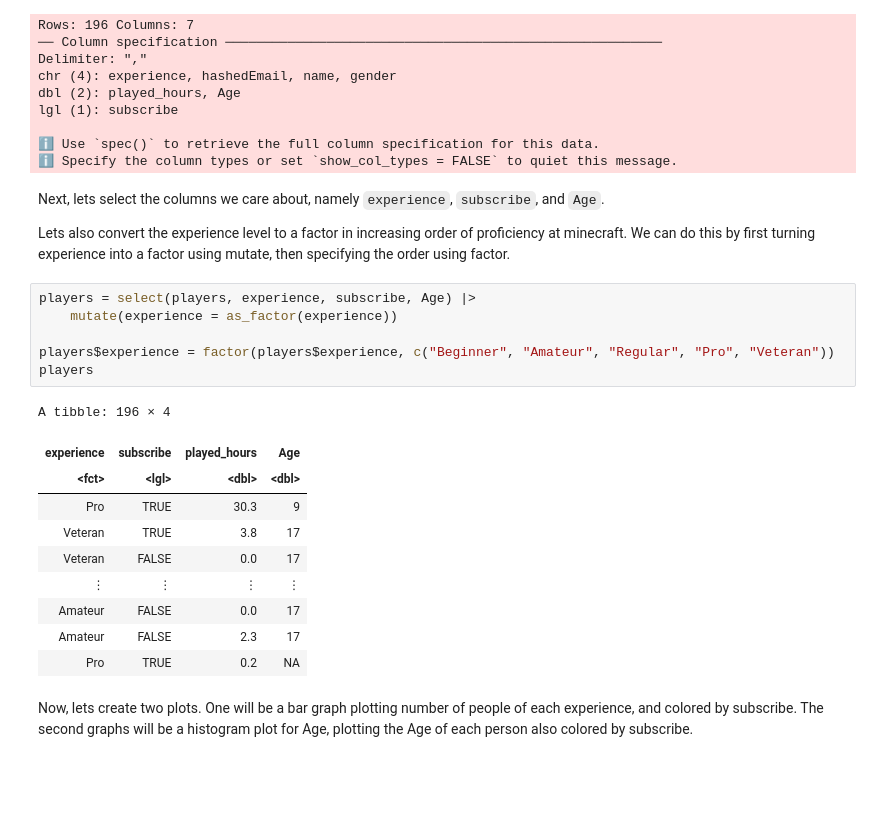
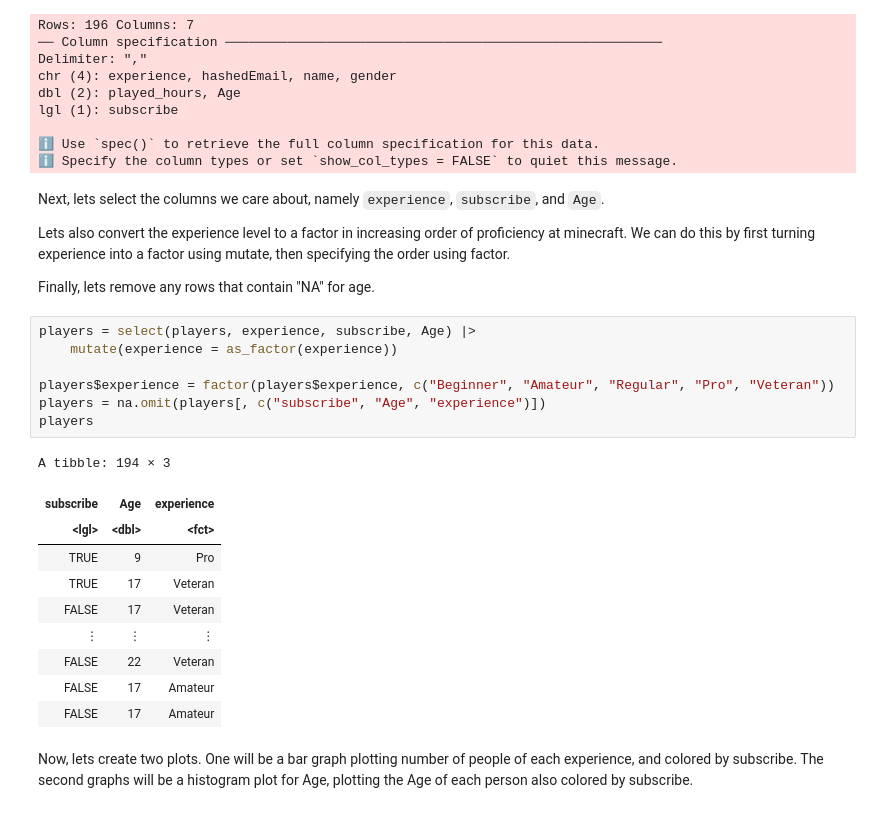
Before and after one commit to LucasEisenberg07/DSCI-100-Project, a Jupyter notebook: Project.ipynb, the cells around one changed output. Saved outputs shown, nothing was run; the diff lists cells and outputs as text; blank space fills up the shorter version.

````diff
--- a/Project.ipynb
+++ b/Project.ipynb
@@ -66,23 +85,26 @@ lgl (1): subscribe
 Next, lets select the columns we care about, namely ```experience```, ```subscribe```, and ```Age```.
 
 Lets also convert the experience level to a factor in increasing order of proficiency at minecraft. We can do this by first turning experience into a factor using mutate, then specifying the order using factor.
+
+Finally, lets remove any rows that contain "NA" for age.
 # %%
 players = select(players, experience, subscribe, Age) |>
     mutate(experience = as_factor(experience))
 
 players$experience = factor(players$experience, c("Beginner", "Amateur", "Regular", "Pro", "Veteran"))
+players = na.omit(players[, c("subscribe", "Age", "experience")])
 players
 # %% [output]
-A tibble: 196 × 4
+A tibble: 194 × 3
-| experience | subscribe | played_hours | Age |
-| <fct> | <lgl> | <dbl> | <dbl> |
-| Pro | TRUE | 30.3 | 9 |
-| Veteran | TRUE | 3.8 | 17 |
-| Veteran | FALSE | 0.0 | 17 |
-| ⋮ | ⋮ | ⋮ | ⋮ |
-| Amateur | FALSE | 0.0 | 17 |
-| Amateur | FALSE | 2.3 | 17 |
-| Pro | TRUE | 0.2 | NA |
+| subscribe | Age | experience |
+| <lgl> | <dbl> | <fct> |
+| TRUE | 9 | Pro |
+| TRUE | 17 | Veteran |
+| FALSE | 17 | Veteran |
+| ⋮ | ⋮ | ⋮ |
+| FALSE | 22 | Veteran |
+| FALSE | 17 | Amateur |
+| FALSE | 17 | Amateur |
 # %% [markdown]
 Now, lets create two plots. One will be a bar graph plotting number of people of each experience, and colored by subscribe. The second graphs will be a histogram plot for Age, plotting the Age of each person also colored by subscribe.
 # %%
````
Also changed, not shown: parts of 19 cells of this notebook.
